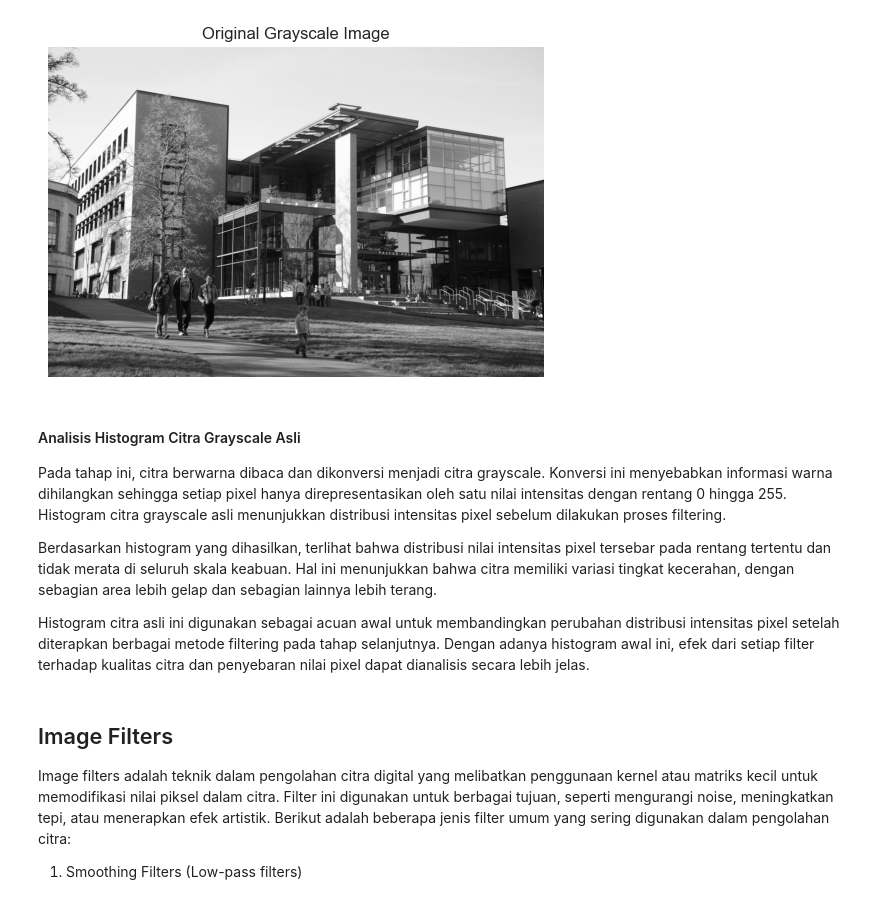
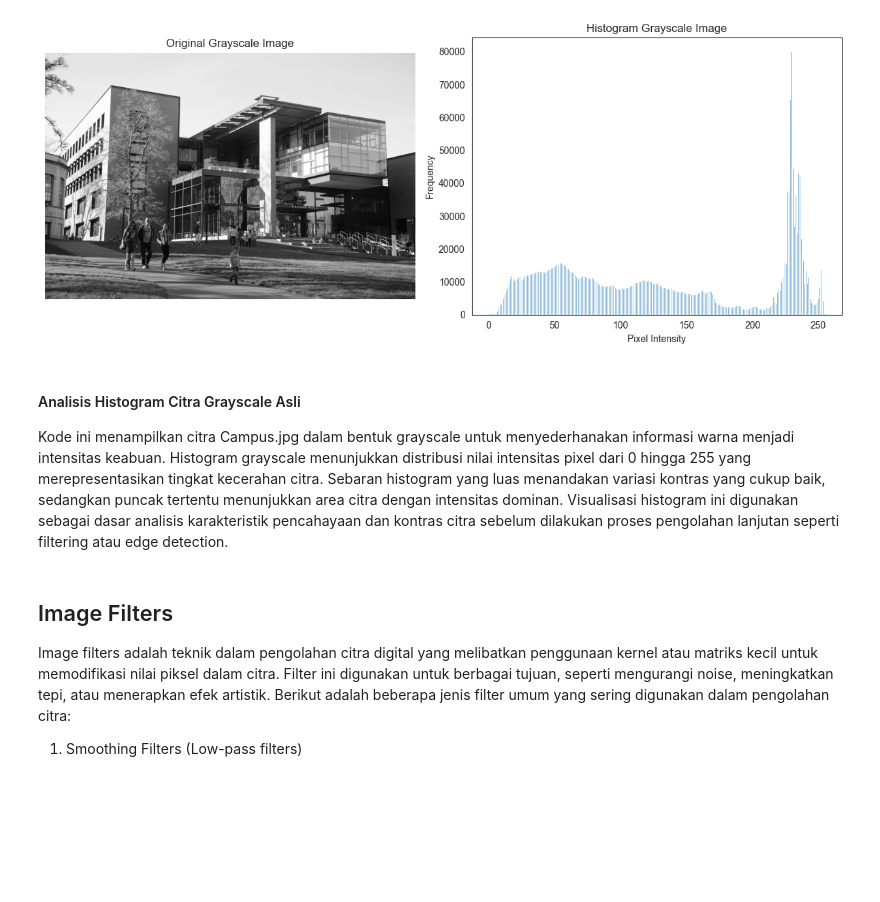
Before and after one commit to Sugiarta123/Quiz-2, a Jupyter notebook: 04_filters.ipynb, the cells around one changed output. Drawn from its saved outputs; the diff is of its cells as text; code cells hidden in the pictures; blank space fills up the shorter version.

Commit message:
Masuk Histogram dan Analisis

```diff
--- a/04_filters.ipynb
+++ b/04_filters.ipynb
@@ -4,27 +4,37 @@ import numpy as np
 import seaborn as sns
 import matplotlib.pyplot as plt
 # %%
-img = cv2.imread('Campus.jpg') # Adjust the path as necessary
+# Baca gambar
+img = cv2.imread('Campus.jpg')  # pastikan file ada di folder yang sama
 
 if img is None:
-	raise FileNotFoundError("Image file not found. Please check the path.")
+    raise FileNotFoundError("Image file not found. Please check the path.")
+
+# Konversi ke grayscale
 img_gray = cv2.cvtColor(img, cv2.COLOR_BGR2GRAY)
 
-img_gray = cv2.cvtColor(img, cv2.COLOR_BGR2GRAY)
-plt.imshow(img_gray, cmap='gray')
-plt.title("Original Grayscale Image")
-plt.axis('off')
+# Tampilkan gambar + histogram
+fig, axes = plt.subplots(1, 2, figsize=(12, 5))
+
+# ===== Gambar Grayscale =====
+axes[0].imshow(img_gray, cmap='gray')
+axes[0].set_title("Original Grayscale Image")
+axes[0].axis('off')
+
+# ===== Histogram =====
+axes[1].hist(img_gray.ravel(), bins=256)
+axes[1].set_title("Histogram Grayscale Image")
+axes[1].set_xlabel("Pixel Intensity")
+axes[1].set_ylabel("Frequency")
+
+plt.tight_layout()
 plt.show()
 # %% [output]
-[figure, old version]
+[figure, new version]
 # %% [markdown]
 #### Analisis Histogram Citra Grayscale Asli
 
-Pada tahap ini, citra berwarna dibaca dan dikonversi menjadi citra grayscale. Konversi ini menyebabkan informasi warna dihilangkan sehingga setiap pixel hanya direpresentasikan oleh satu nilai intensitas dengan rentang 0 hingga 255. Histogram citra grayscale asli menunjukkan distribusi intensitas pixel sebelum dilakukan proses filtering.
-
-Berdasarkan histogram yang dihasilkan, terlihat bahwa distribusi nilai intensitas pixel tersebar pada rentang tertentu dan tidak merata di seluruh skala keabuan. Hal ini menunjukkan bahwa citra memiliki variasi tingkat kecerahan, dengan sebagian area lebih gelap dan sebagian lainnya lebih terang.
-
-Histogram citra asli ini digunakan sebagai acuan awal untuk membandingkan perubahan distribusi intensitas pixel setelah diterapkan berbagai metode filtering pada tahap selanjutnya. Dengan adanya histogram awal ini, efek dari setiap filter terhadap kualitas citra dan penyebaran nilai pixel dapat dianalisis secara lebih jelas.
+Kode ini menampilkan citra Campus.jpg dalam bentuk grayscale untuk menyederhanakan informasi warna menjadi intensitas keabuan. Histogram grayscale menunjukkan distribusi nilai intensitas pixel dari 0 hingga 255 yang merepresentasikan tingkat kecerahan citra. Sebaran histogram yang luas menandakan variasi kontras yang cukup baik, sedangkan puncak tertentu menunjukkan area citra dengan intensitas dominan. Visualisasi histogram ini digunakan sebagai dasar analisis karakteristik pencahayaan dan kontras citra sebelum dilakukan proses pengolahan lanjutan seperti filtering atau edge detection.
 # %% [markdown]
 ## Image Filters
 
```
Also changed, not shown: parts of 11 cells of this notebook.
